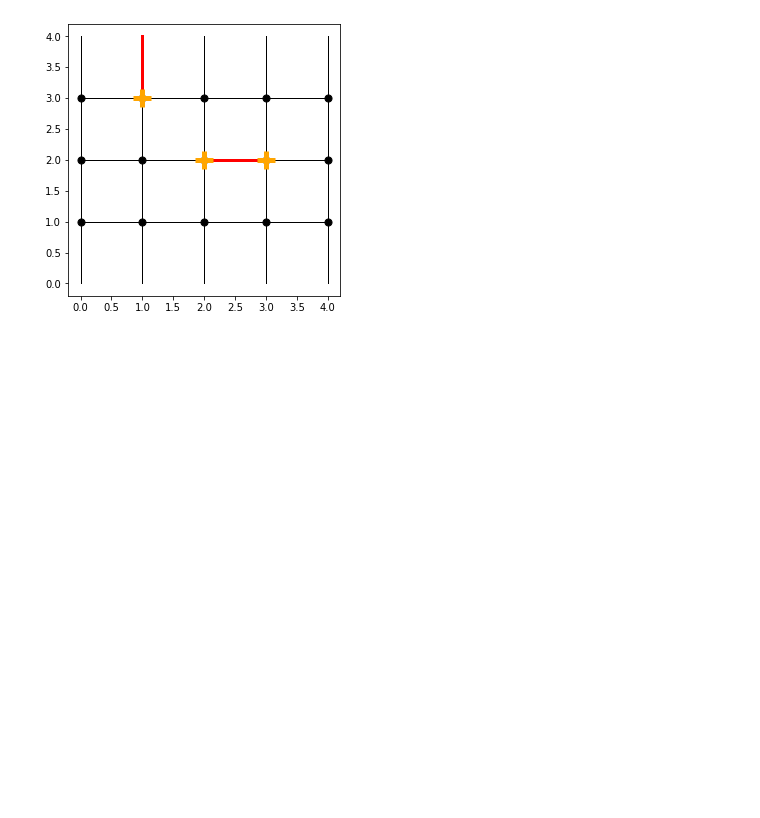
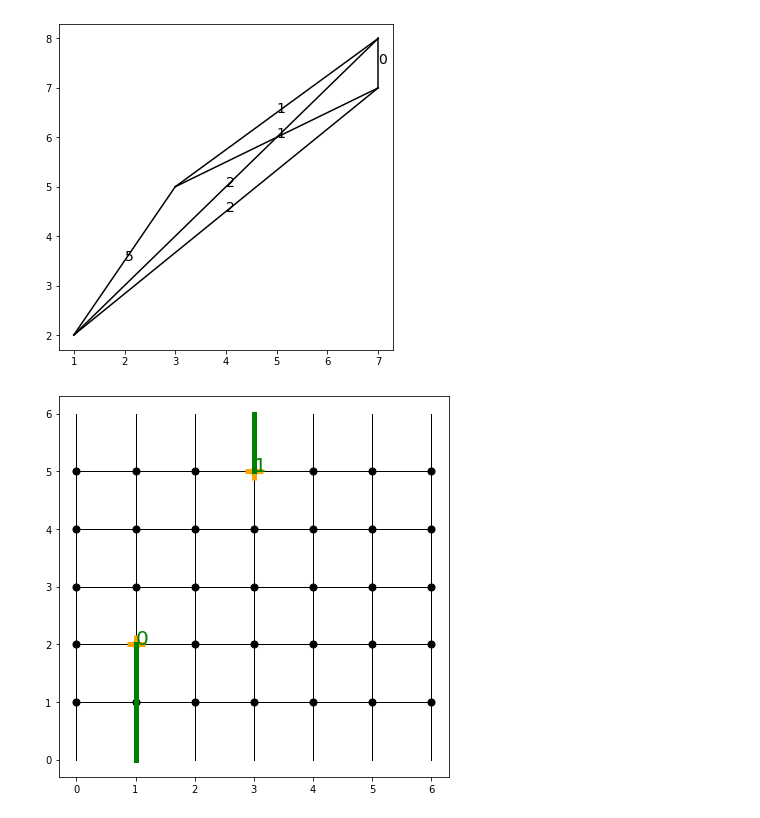
Before and after one commit to JulianZDing/PlanarCode, a Jupyter notebook: Planar Code Implementation Testing.ipynb, the cells around one changed output. Saved outputs shown, nothing was run; the diff lists cells and outputs as text; code cells hidden in the pictures; blank space fills up the shorter version.

```diff
--- a/Planar Code Implementation Testing.ipynb
+++ b/Planar Code Implementation Testing.ipynb
@@ -14,8 +15,21 @@ p=0.1
 p_dual=0.1
 planar_code = PlanarCode(L=L, W=W, p=p, p_dual=p_dual, boundaries=np.array((1,0), dtype=int))
 # %%
-planar_code.primal.apply_edge_operator((1,3,1))
-planar_code.primal.apply_edge_operator((2,2,0))
-plot_planar_code(planar_code, plot_dual=False, show_errors=True, show_syndrome=True)
+# Test error correction for every possible length-1 error
+planar_code = PlanarCode(L=7, W=7, p=0.05, boundaries=np.array((1,0), dtype=int))
+lattice = planar_code.primal
+lattice.apply_edge_operator((1,[0,1],1))
+lattice.apply_edge_operator((3,5,1))
+syndrome = lattice.measure_syndrome()
+graph = syndrome_to_matching_graph(lattice, syndrome, pathfinding='manhattan')[0]
+fig, ax = plt.subplots(1, 1, figsize=(6,6))
+ax.grid(False)
+for v0, v1, weight in graph.edges.data('weight'):
+    v0x, v0y = v0
+    v1x, v1y = v1
+    ax.plot((v0x, v1x), (v0y, v1y), 'k-')
+    ax.text((v0x+v1x)/2, (v0y+v1y)/2, str(weight), fontsize=14)
+plot_matchings(lattice, syndrome, pathfinding='manhattan')
 # %% [output]
-[figure, old version]
+[figure, new version]
+[figure, added]
```
Also changed, not shown: parts of 6 cells of this notebook, 3 other files.
